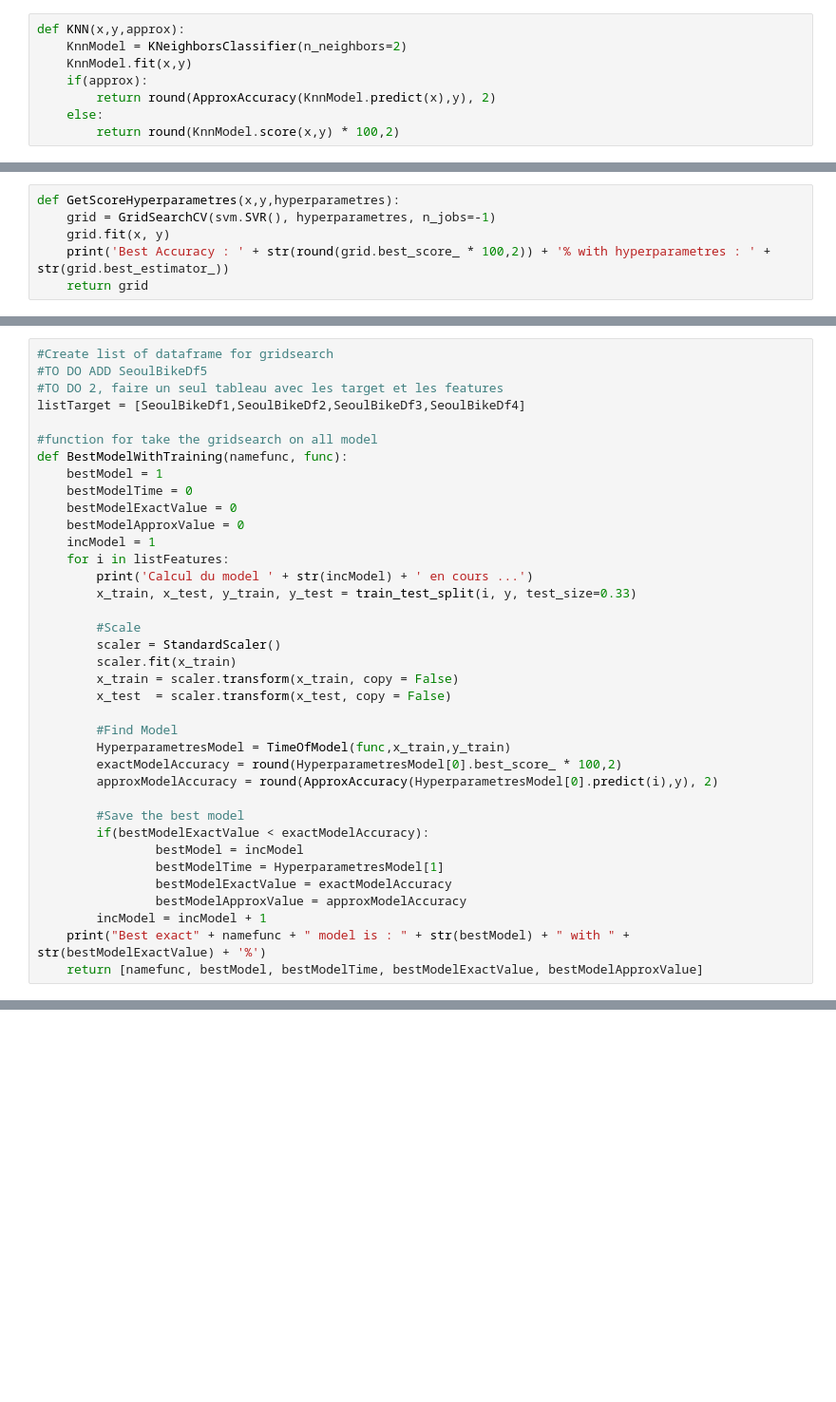
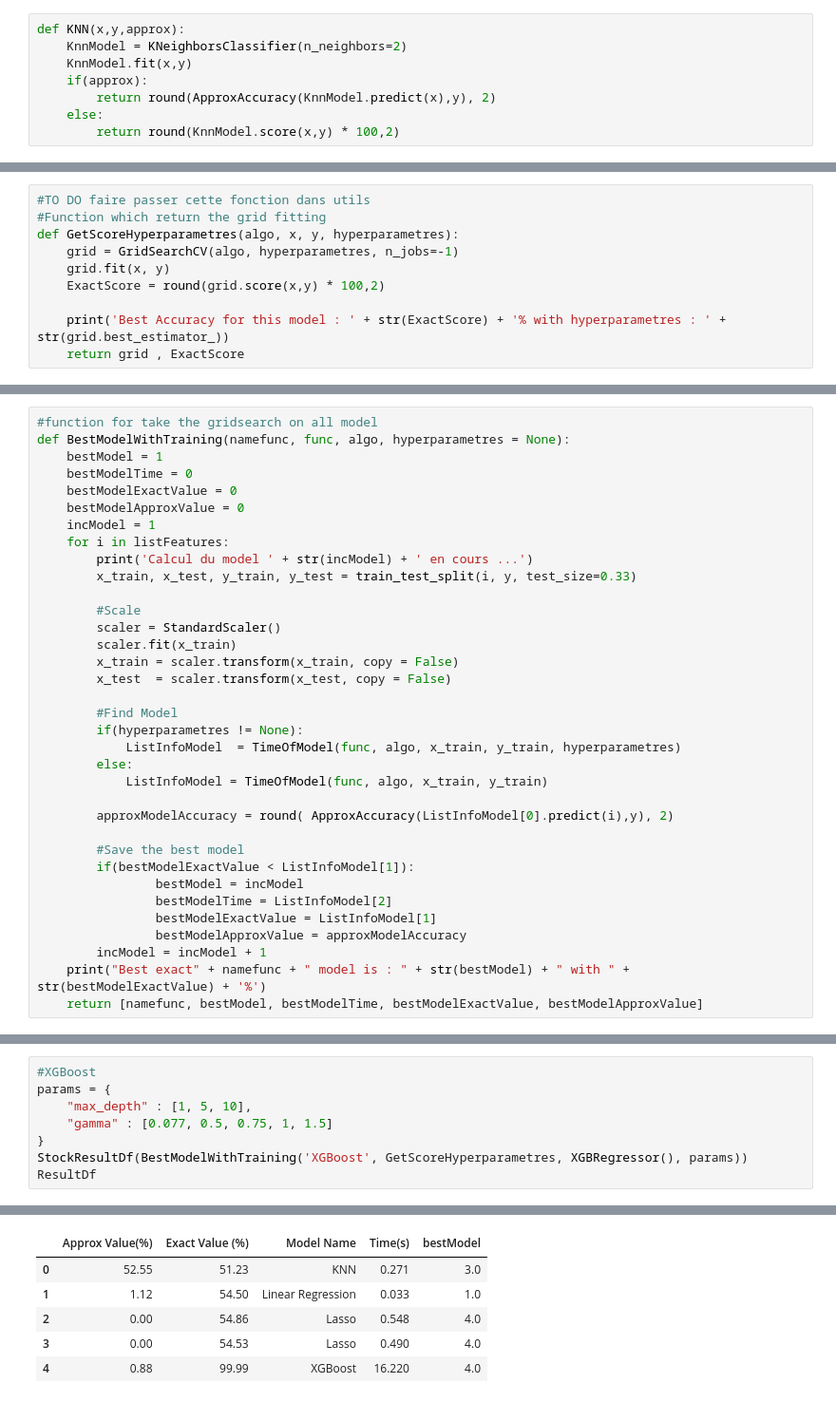
Before and after one commit to Pierre-Portfolio/Seoul-Bike-Sharing, a Jupyter notebook: SeoulBike.ipynb, the cells around one changed output, grey strips where cells are left out. Shown at 95% size. Saved outputs shown, nothing was run; the diff lists cells and outputs as text; blank space fills up the shorter version.

```diff
--- a/SeoulBike.ipynb
+++ b/SeoulBike.ipynb
@@ -457,6 +471,10 @@ print('Best Accuracy : ' + str(round(grid.best_score_ * 100,3)) + '% with Gamma,
 # %%
-def GetScoreHyperparametres(x,y,hyperparametres):
-    grid = GridSearchCV(svm.SVR(), hyperparametres, n_jobs=-1)
+#TO DO faire passer cette fonction dans utils
+#Function which return the grid fitting
+def GetScoreHyperparametres(algo, x, y, hyperparametres):
+    grid = GridSearchCV(algo, hyperparametres, n_jobs=-1)
     grid.fit(x, y)
-    print('Best Accuracy : ' + str(round(grid.best_score_ * 100,2)) + '% with hyperparametres : ' + str(grid.best_estimator_))
-    return grid
+    ExactScore = round(grid.score(x,y) * 100,2)
+
+    print('Best Accuracy for this model : ' + str(ExactScore) + '% with hyperparametres : ' + str(grid.best_estimator_))
+    return grid , ExactScore
@@ -469,11 +481,6 @@ def FindHyperparametres(x,y):
 # %%
-#Create list of dataframe for gridsearch
-#TO DO ADD SeoulBikeDf5
-#TO DO 2, faire un seul tableau avec les target et les features
-listTarget = [SeoulBikeDf1,SeoulBikeDf2,SeoulBikeDf3,SeoulBikeDf4]
-
 #function for take the gridsearch on all model
-def BestModelWithTraining(namefunc, func):
+def BestModelWithTraining(namefunc, func, algo, hyperparametres = None):
     bestModel = 1
     bestModelTime = 0
     bestModelExactValue = 0
@@ -490,15 +497,18 @@ def BestModelWithTraining(namefunc, func):
         x_test  = scaler.transform(x_test, copy = False)
 
         #Find Model
-        HyperparametresModel = TimeOfModel(func,x_train,y_train)
-        exactModelAccuracy = round(HyperparametresModel[0].best_score_ * 100,2)
-        approxModelAccuracy = round(ApproxAccuracy(HyperparametresModel[0].predict(i),y), 2)
+        if(hyperparametres != None):
+            ListInfoModel  = TimeOfModel(func, algo, x_train, y_train, hyperparametres)
+        else:
+            ListInfoModel = TimeOfModel(func, algo, x_train, y_train)
+
+        approxModelAccuracy = round( ApproxAccuracy(ListInfoModel[0].predict(i),y), 2)
 
         #Save the best model
-        if(bestModelExactValue < exactModelAccuracy):
+        if(bestModelExactValue < ListInfoModel[1]):
                 bestModel = incModel
-                bestModelTime = HyperparametresModel[1]
-                bestModelExactValue = exactModelAccuracy
+                bestModelTime = ListInfoModel[2]
+                bestModelExactValue = ListInfoModel[1]
                 bestModelApproxValue = approxModelAccuracy
         incModel = incModel + 1
     print("Best exact" + namefunc + " model is : " + str(bestModel) + " with " + str(bestModelExactValue) + '%')
@@ -527,0 +554,9 @@ ResultDf
+# %%
+#XGBoost
+params = {
+    "max_depth" : [1, 5, 10],
+    "gamma" : [0.077, 0.5, 0.75, 1, 1.5]
+}
+StockResultDf(BestModelWithTraining('XGBoost', GetScoreHyperparametres, XGBRegressor(), params))
+ResultDf
+# %% [output]
@@ -527,0 +580,6 @@ ResultDf
+|  | Approx Value(%) | Exact Value (%) | Model Name | Time(s) | bestModel |
+| 0 | 52.55 | 51.23 | KNN | 0.271 | 3.0 |
+| 1 | 1.12 | 54.50 | Linear Regression | 0.033 | 1.0 |
+| 2 | 0.00 | 54.86 | Lasso | 0.548 | 4.0 |
+| 3 | 0.00 | 54.53 | Lasso | 0.490 | 4.0 |
+| 4 | 0.88 | 99.99 | XGBoost | 16.220 | 4.0 |
```
Also changed, not shown: parts of 22 cells of this notebook.
